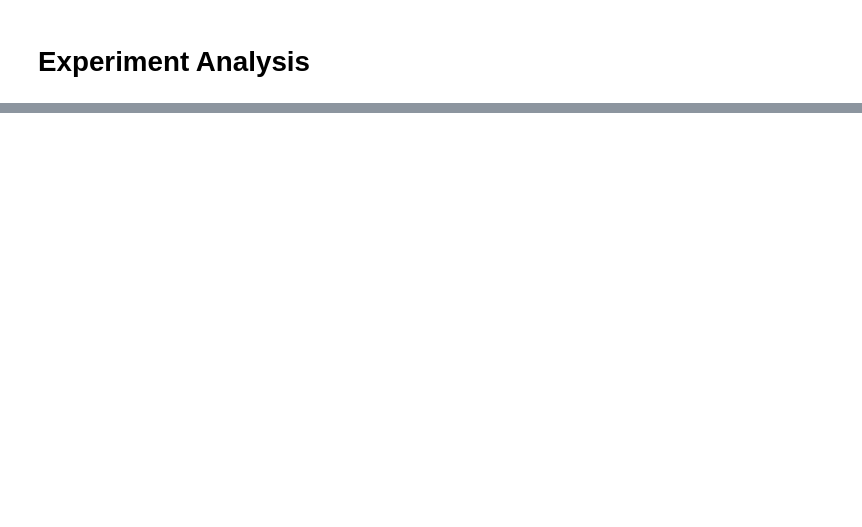
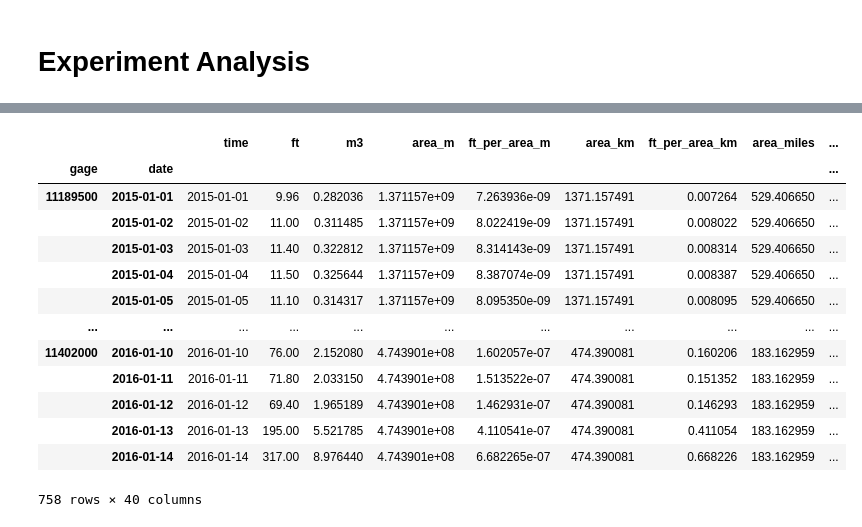
Before and after one commit to MIDS-capstone-fate-of-snow/discharge-estimation, a Jupyter notebook: models/Experiment Analysis.ipynb, the cells around one changed output, grey strips where cells are left out. Drawn from its saved outputs; the diff is of its cells as text; code cells hidden in the pictures; blank space fills up the shorter version.

```diff
--- a/models/Experiment Analysis.ipynb
+++ b/models/Experiment Analysis.ipynb
@@ -1,28 +1,2 @@
 # %% [markdown]
 # Experiment Analysis
-# %%
-# Imports:
-
-import os
-import sys
-
-import numpy as np
-import pandas as pd
-import matplotlib.pyplot as plt
-import yaml
-
-sys.path.append(os.path.join("..", "code"))
-from utils import open_y_data
-
-pd.set_option("display.max_colwidth", 500)
-
-DIR = os.getcwd()
-EXPERIMENT_DIR = os.path.join(os.path.dirname(DIR), "experiments")
-if not os.path.exists(EXPERIMENT_DIR):
-    os.mkdir(EXPERIMENT_DIR)
-
-def experiment_path(name: str):
-    return os.path.join(EXPERIMENT_DIR, name)
-
-y = open_y_data()
-y["date"] = y["date"].dt.date
@@ -106 +25,18 @@ def plot_pred_vs_true(merged_df: pd.DataFrame, gage: str, days: list = (1, 7, 14
+# %%
+merged
+# %% [output]
+|  |  | time | ft | m3 | area_m | ft_per_area_m | area_km | ft_per_area_km | area_miles | ... |
+| gage | date |  |  |  |  |  |  |  |  | ... |
+| 11189500 | 2015-01-01 | 2015-01-01 | 9.96 | 0.282036 | 1.371157e+09 | 7.263936e-09 | 1371.157491 | 0.007264 | 529.406650 | ... |
+|  | 2015-01-02 | 2015-01-02 | 11.00 | 0.311485 | 1.371157e+09 | 8.022419e-09 | 1371.157491 | 0.008022 | 529.406650 | ... |
+|  | 2015-01-03 | 2015-01-03 | 11.40 | 0.322812 | 1.371157e+09 | 8.314143e-09 | 1371.157491 | 0.008314 | 529.406650 | ... |
+|  | 2015-01-04 | 2015-01-04 | 11.50 | 0.325644 | 1.371157e+09 | 8.387074e-09 | 1371.157491 | 0.008387 | 529.406650 | ... |
+|  | 2015-01-05 | 2015-01-05 | 11.10 | 0.314317 | 1.371157e+09 | 8.095350e-09 | 1371.157491 | 0.008095 | 529.406650 | ... |
+| ... | ... | ... | ... | ... | ... | ... | ... | ... | ... | ... |
+| 11402000 | 2016-01-10 | 2016-01-10 | 76.00 | 2.152080 | 4.743901e+08 | 1.602057e-07 | 474.390081 | 0.160206 | 183.162959 | ... |
+|  | 2016-01-11 | 2016-01-11 | 71.80 | 2.033150 | 4.743901e+08 | 1.513522e-07 | 474.390081 | 0.151352 | 183.162959 | ... |
+|  | 2016-01-12 | 2016-01-12 | 69.40 | 1.965189 | 4.743901e+08 | 1.462931e-07 | 474.390081 | 0.146293 | 183.162959 | ... |
+|  | 2016-01-13 | 2016-01-13 | 195.00 | 5.521785 | 4.743901e+08 | 4.110541e-07 | 474.390081 | 0.411054 | 183.162959 | ... |
+|  | 2016-01-14 | 2016-01-14 | 317.00 | 8.976440 | 4.743901e+08 | 6.682265e-07 | 474.390081 | 0.668226 | 183.162959 | ... |
+758 rows × 40 columns
 # %%
```
Also changed, not shown: parts of 12 cells of this notebook, 32 other files.
